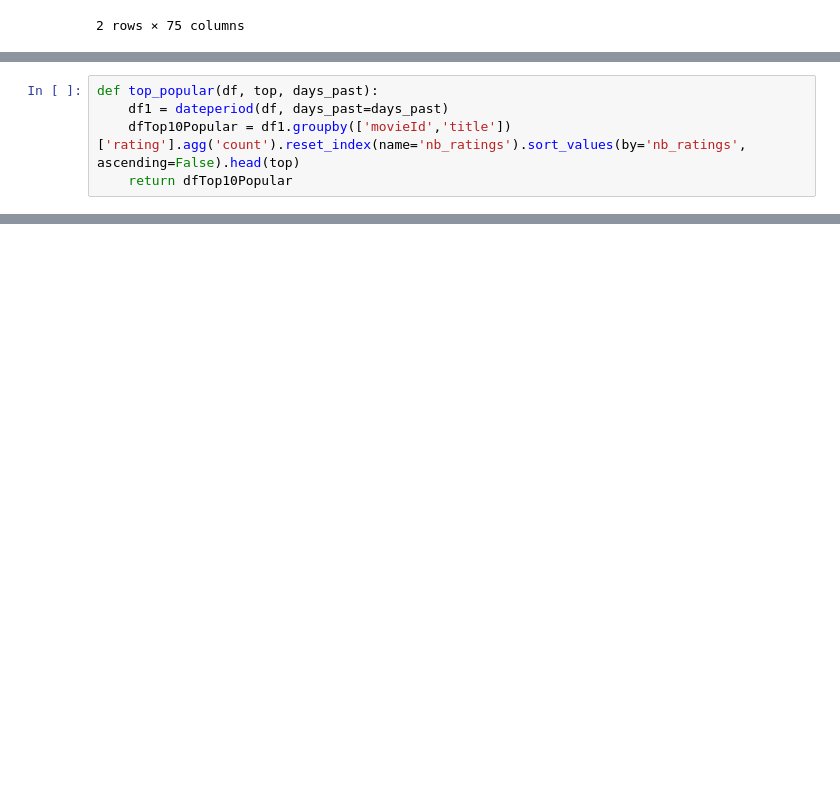
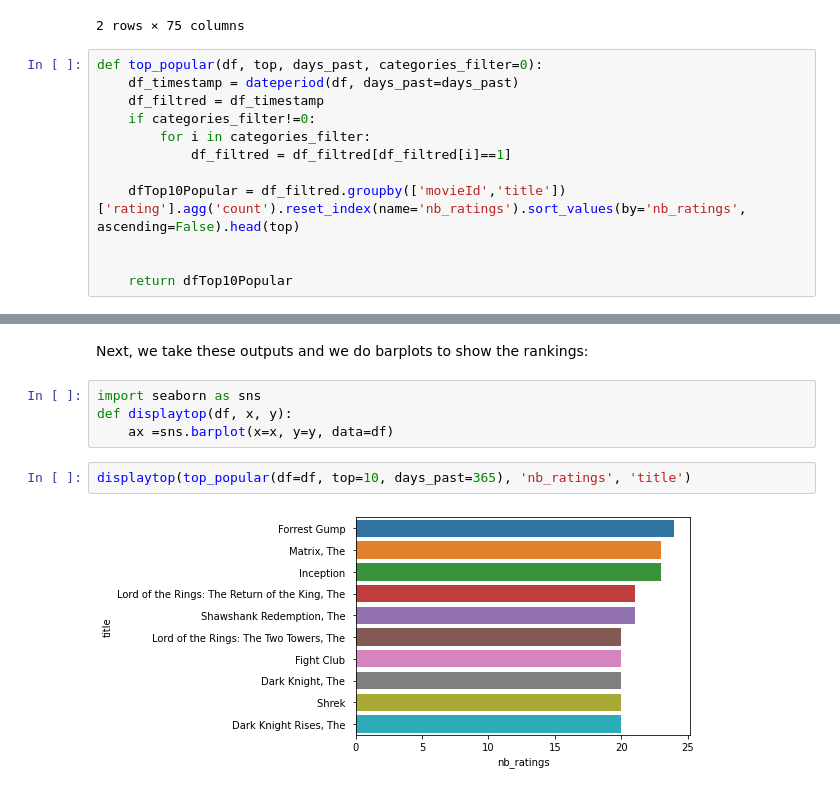
Before and after one commit to NavasFrancisco/MoviesRecommender, a Jupyter notebook: MoviesRecommender.ipynb, the cells around one changed output, grey strips where cells are left out. Saved outputs shown, nothing was run; the diff lists cells and outputs as text; blank space fills up the shorter version.

```diff
--- a/MoviesRecommender.ipynb
+++ b/MoviesRecommender.ipynb
@@ -385,3 +449,15 @@ dateperiod(df, days_past=1)
 | 100779 | 187031 | 514 | 2.5 | 2018-09-23 05:55:27 | Jurassic World: Fallen Kingdom | 2018 | 1 | 1 | 0 | 0 | ... |
 | 100800 | 187595 | 514 | 3.0 | 2018-09-23 05:55:46 | Solo: A Star Wars Story | 2018 | 1 | 1 | 0 | 1 | ... |
 2 rows × 75 columns
+# %%
+def top_popular(df, top, days_past, categories_filter=0):
+    df_timestamp = dateperiod(df, days_past=days_past)
+    df_filtred = df_timestamp
+    if categories_filter!=0:
+        for i in categories_filter:
+            df_filtred = df_filtred[df_filtred[i]==1]
+
+    dfTop10Popular = df_filtred.groupby(['movieId','title'])['rating'].agg('count').reset_index(name='nb_ratings').sort_values(by='nb_ratings', ascending=False).head(top)
+
+
+    return dfTop10Popular
@@ -412,5 +488,0 @@ dfTop10Popular
-# %%
-def top_popular(df, top, days_past):
-    df1 = dateperiod(df, days_past=days_past)
-    dfTop10Popular = df1.groupby(['movieId','title'])['rating'].agg('count').reset_index(name='nb_ratings').sort_values(by='nb_ratings', ascending=False).head(top)
-    return dfTop10Popular
@@ -416,0 +504,10 @@ def top_popular(df, top, days_past):
+# %% [markdown]
+Next, we take these outputs and we do barplots to show the rankings:
+# %%
+import seaborn as sns
+def displaytop(df, x, y):
+    ax =sns.barplot(x=x, y=y, data=df)
+# %%
+displaytop(top_popular(df=df, top=10, days_past=365), 'nb_ratings', 'title')
+# %% [output]
+[figure, added]
```
Also changed, not shown: parts of 26 cells of this notebook.
